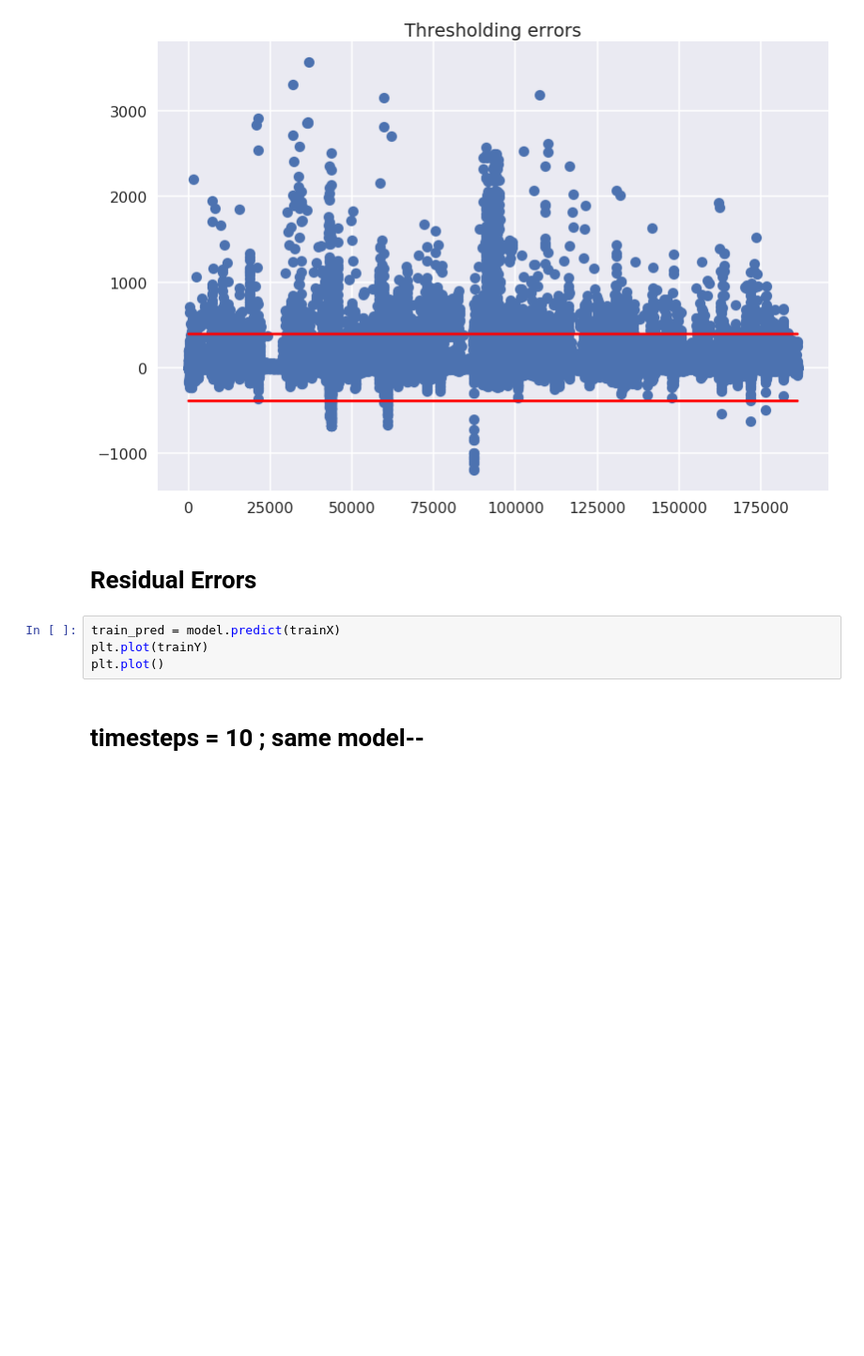
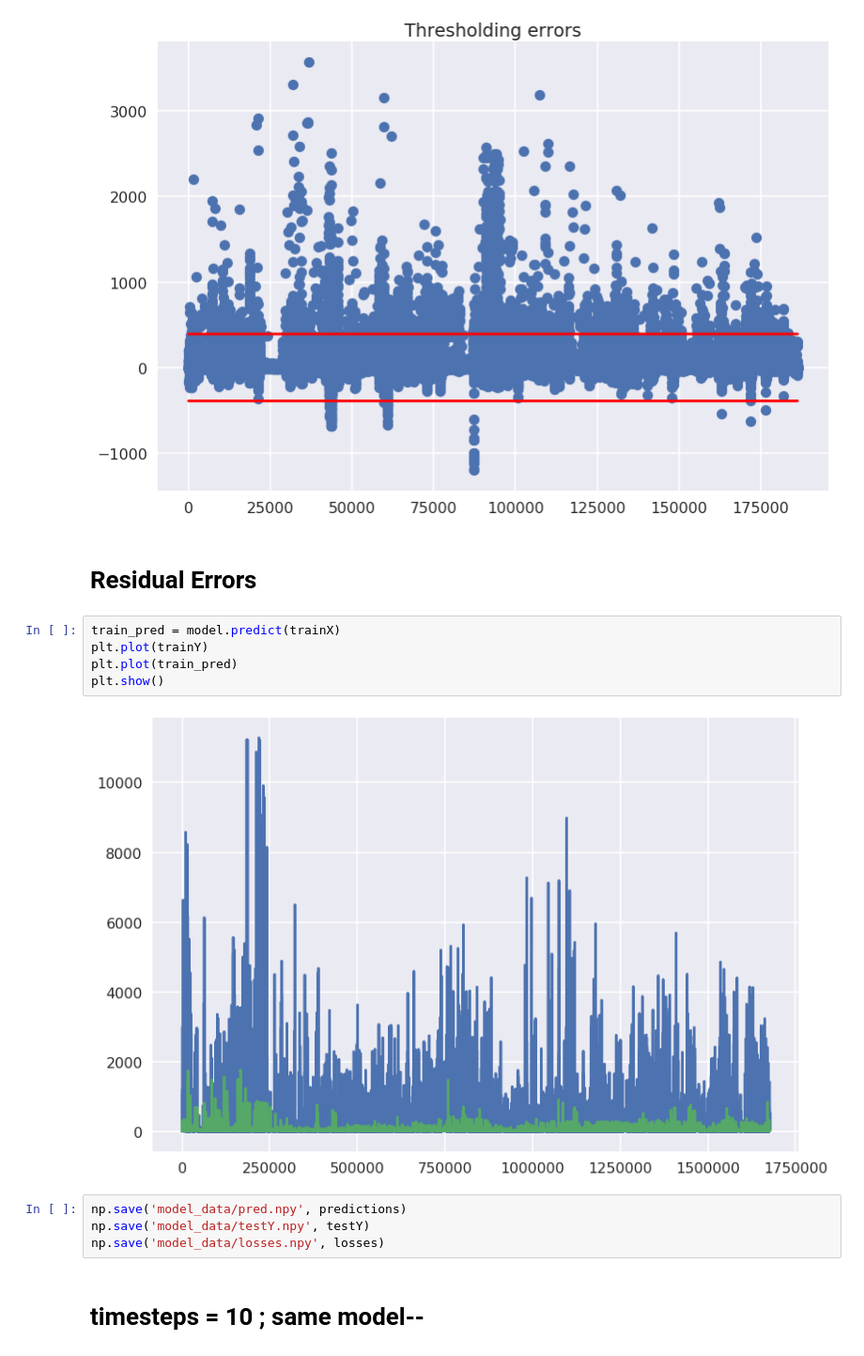
Before and after one commit to vyomshm/DeepAnomaly, a Jupyter notebook: abc.ipynb, the cells around one changed output. Shown at 94% size. Cells and saved outputs as stored; diff of their text form; blank space fills up the shorter version.

```diff
--- a/abc.ipynb
+++ b/abc.ipynb
@@ -676,7 +676,14 @@ plt.show()
 # %%
 train_pred = model.predict(trainX)
 plt.plot(trainY)
-plt.plot()
+plt.plot(train_pred)
+plt.show()
+# %% [output]
+[figure, added]
+# %%
+np.save('model_data/pred.npy', predictions)
+np.save('model_data/testY.npy', testY)
+np.save('model_data/losses.npy', losses)
 # %% [markdown]
 # timesteps = 10 ; same model--
 # %%
```
